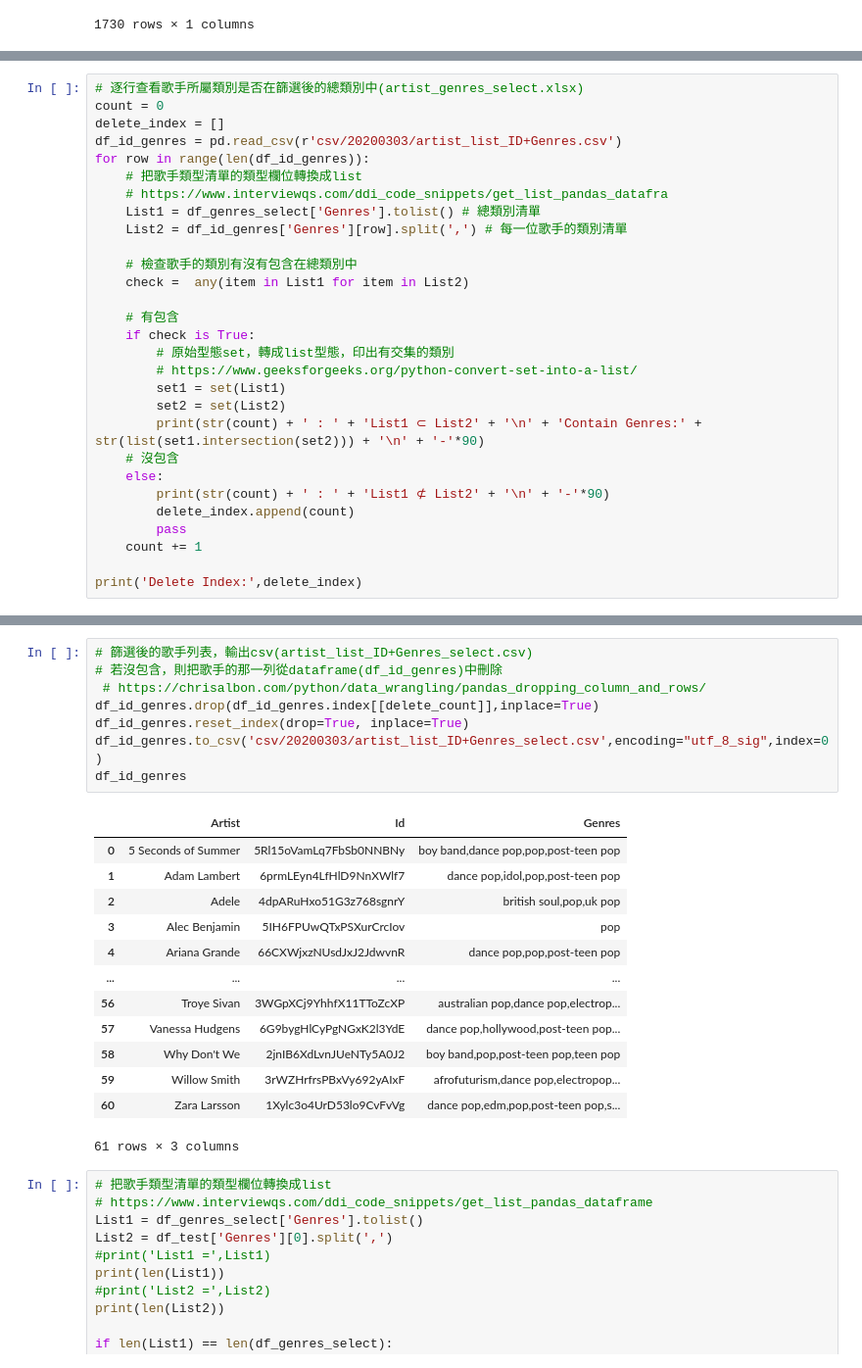
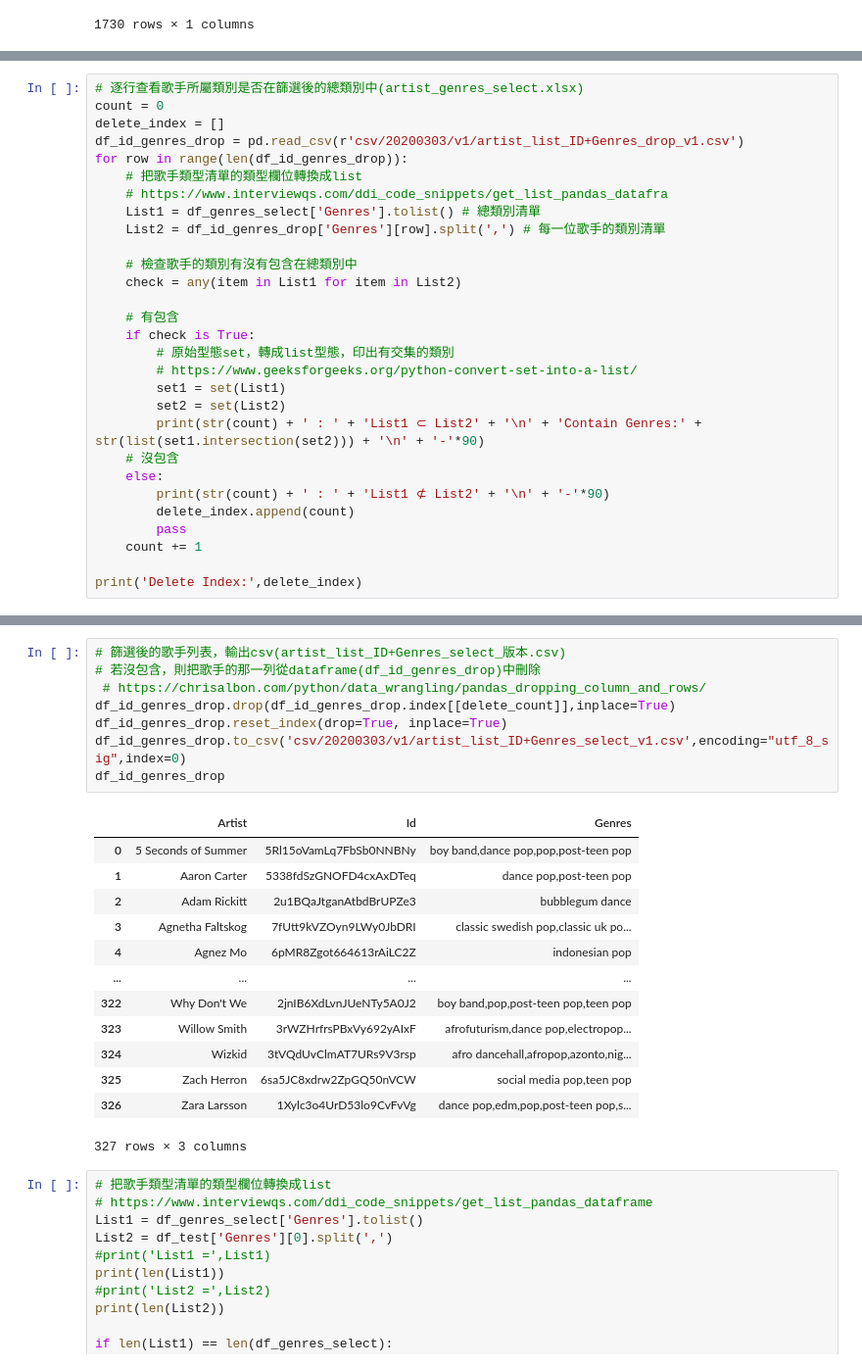
Before and after one commit to jennychiou/7-Experiment, a Jupyter notebook: SpotifyAPI/20200303getArtistID+Genres.ipynb, the cells around one changed output, grey strips where cells are left out. Shown at 98% size. Drawn from its saved outputs; the diff is of its cells as text.

```diff
--- a/SpotifyAPI/20200303getArtistID+Genres.ipynb
+++ b/SpotifyAPI/20200303getArtistID+Genres.ipynb
@@ -158,15 +204,15 @@ df_id_genres
 # 逐行查看歌手所屬類別是否在篩選後的總類別中(artist_genres_select.xlsx)
 count = 0
 delete_index = []
-df_id_genres = pd.read_csv(r'csv/20200303/artist_list_ID+Genres.csv')
-for row in range(len(df_id_genres)):
+df_id_genres_drop = pd.read_csv(r'csv/20200303/v1/artist_list_ID+Genres_drop_v1.csv')
+for row in range(len(df_id_genres_drop)):
     # 把歌手類型清單的類型欄位轉換成list
     # https://www.interviewqs.com/ddi_code_snippets/get_list_pandas_datafra
     List1 = df_genres_select['Genres'].tolist() # 總類別清單
-    List2 = df_id_genres['Genres'][row].split(',') # 每一位歌手的類別清單
+    List2 = df_id_genres_drop['Genres'][row].split(',') # 每一位歌手的類別清單
 
     # 檢查歌手的類別有沒有包含在總類別中
-    check =  any(item in List1 for item in List2)
+    check = any(item in List1 for item in List2)
 
     # 有包含
     if check is True:
@@ -204,25 +250,25 @@ Delete Index: [2, 4, 28, 34, 35, 47, 52, 53, 61]
 # %%
-# 篩選後的歌手列表，輸出csv(artist_list_ID+Genres_select.csv)
-# 若沒包含，則把歌手的那一列從dataframe(df_id_genres)中刪除
+# 篩選後的歌手列表，輸出csv(artist_list_ID+Genres_select_版本.csv)
+# 若沒包含，則把歌手的那一列從dataframe(df_id_genres_drop)中刪除
  # https://chrisalbon.com/python/data_wrangling/pandas_dropping_column_and_rows/
-df_id_genres.drop(df_id_genres.index[[delete_count]],inplace=True)
-df_id_genres.reset_index(drop=True, inplace=True)
-df_id_genres.to_csv('csv/20200303/artist_list_ID+Genres_select.csv',encoding="utf_8_sig",index=0)
-df_id_genres
+df_id_genres_drop.drop(df_id_genres_drop.index[[delete_count]],inplace=True)
+df_id_genres_drop.reset_index(drop=True, inplace=True)
+df_id_genres_drop.to_csv('csv/20200303/v1/artist_list_ID+Genres_select_v1.csv',encoding="utf_8_sig",index=0)
+df_id_genres_drop
 # %% [output]
 |  | Artist | Id | Genres |
 | 0 | 5 Seconds of Summer | 5Rl15oVamLq7FbSb0NNBNy | boy band,dance pop,pop,post-teen pop |
-| 1 | Adam Lambert | 6prmLEyn4LfHlD9NnXWlf7 | dance pop,idol,pop,post-teen pop |
-| 2 | Adele | 4dpARuHxo51G3z768sgnrY | british soul,pop,uk pop |
-| 3 | Alec Benjamin | 5IH6FPUwQTxPSXurCrcIov | pop |
-| 4 | Ariana Grande | 66CXWjxzNUsdJxJ2JdwvnR | dance pop,pop,post-teen pop |
+| 1 | Aaron Carter | 5338fdSzGNOFD4cxAxDTeq | dance pop,post-teen pop |
+| 2 | Adam Rickitt | 2u1BQaJtganAtbdBrUPZe3 | bubblegum dance |
+| 3 | Agnetha Faltskog | 7fUtt9kVZOyn9LWy0JbDRI | classic swedish pop,classic uk po... |
+| 4 | Agnez Mo | 6pMR8Zgot664613rAiLC2Z | indonesian pop |
 | ... | ... | ... | ... |
-| 56 | Troye Sivan | 3WGpXCj9YhhfX11TToZcXP | australian pop,dance pop,electrop... |
-| 57 | Vanessa Hudgens | 6G9bygHlCyPgNGxK2l3YdE | dance pop,hollywood,post-teen pop... |
-| 58 | Why Don't We | 2jnIB6XdLvnJUeNTy5A0J2 | boy band,pop,post-teen pop,teen pop |
-| 59 | Willow Smith | 3rWZHrfrsPBxVy692yAIxF | afrofuturism,dance pop,electropop... |
-| 60 | Zara Larsson | 1Xylc3o4UrD53lo9CvFvVg | dance pop,edm,pop,post-teen pop,s... |
+| 322 | Why Don't We | 2jnIB6XdLvnJUeNTy5A0J2 | boy band,pop,post-teen pop,teen pop |
+| 323 | Willow Smith | 3rWZHrfrsPBxVy692yAIxF | afrofuturism,dance pop,electropop... |
+| 324 | Wizkid | 3tVQdUvClmAT7URs9V3rsp | afro dancehall,afropop,azonto,nig... |
+| 325 | Zach Herron | 6sa5JC8xdrw2ZpGQ50nVCW | social media pop,teen pop |
+| 326 | Zara Larsson | 1Xylc3o4UrD53lo9CvFvVg | dance pop,edm,pop,post-teen pop,s... |
-61 rows × 3 columns
+327 rows × 3 columns
 # %%
 # 把歌手類型清單的類型欄位轉換成list
 # https://www.interviewqs.com/ddi_code_snippets/get_list_pandas_dataframe
```
Also changed, not shown: parts of 7 cells of this notebook, 6 other files.
